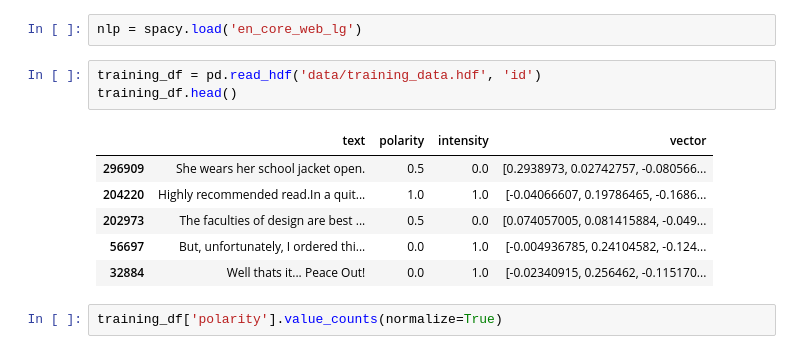
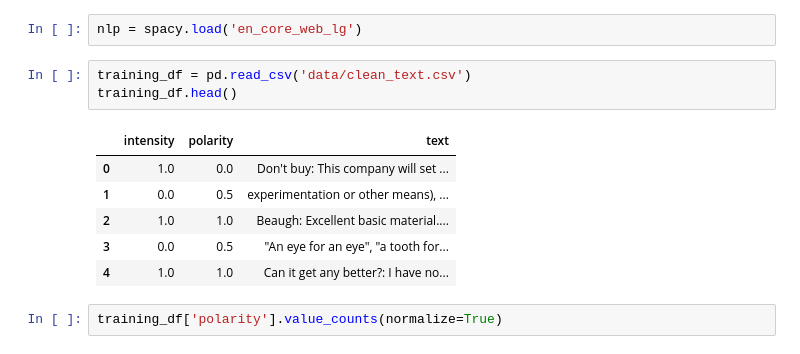
Before and after one commit to wlifferth/msc, a Jupyter notebook: ModelExploration.ipynb, the cells around one changed output. Cells and saved outputs as stored; diff of their text form.

```diff
--- a/ModelExploration.ipynb
+++ b/ModelExploration.ipynb
@@ -9,15 +11,15 @@ from tensorflow import keras
 # %%
 nlp = spacy.load('en_core_web_lg')
 # %%
-training_df = pd.read_hdf('data/training_data.hdf', 'id')
+training_df = pd.read_csv('data/clean_text.csv')
 training_df.head()
 # %% [output]
-|  | text | polarity | intensity | vector |
-| 296909 | She wears her school jacket open. | 0.5 | 0.0 | [0.2938973, 0.02742757, -0.080566... |
-| 204220 | Highly recommended read.In a quit... | 1.0 | 1.0 | [-0.04066607, 0.19786465, -0.1686... |
-| 202973 | The faculties of design are best ... | 0.5 | 0.0 | [0.074057005, 0.081415884, -0.049... |
-| 56697 | But, unfortunately, I ordered thi... | 0.0 | 1.0 | [-0.004936785, 0.24104582, -0.124... |
-| 32884 | Well thats it... Peace Out! | 0.0 | 1.0 | [-0.02340915, 0.256462, -0.115170... |
+|  | intensity | polarity | text |
+| 0 | 1.0 | 0.0 | Don't buy: This company will set ... |
+| 1 | 0.0 | 0.5 | experimentation or other means), ... |
+| 2 | 1.0 | 1.0 | Beaugh: Excellent basic material.... |
+| 3 | 0.0 | 0.5 | "An eye for an eye", "a tooth for... |
+| 4 | 1.0 | 1.0 | Can it get any better?: I have no... |
 # %%
 training_df['polarity'].value_counts(normalize=True)
 # %% [output]
```
Also changed, not shown: parts of 1 cell of this notebook.
